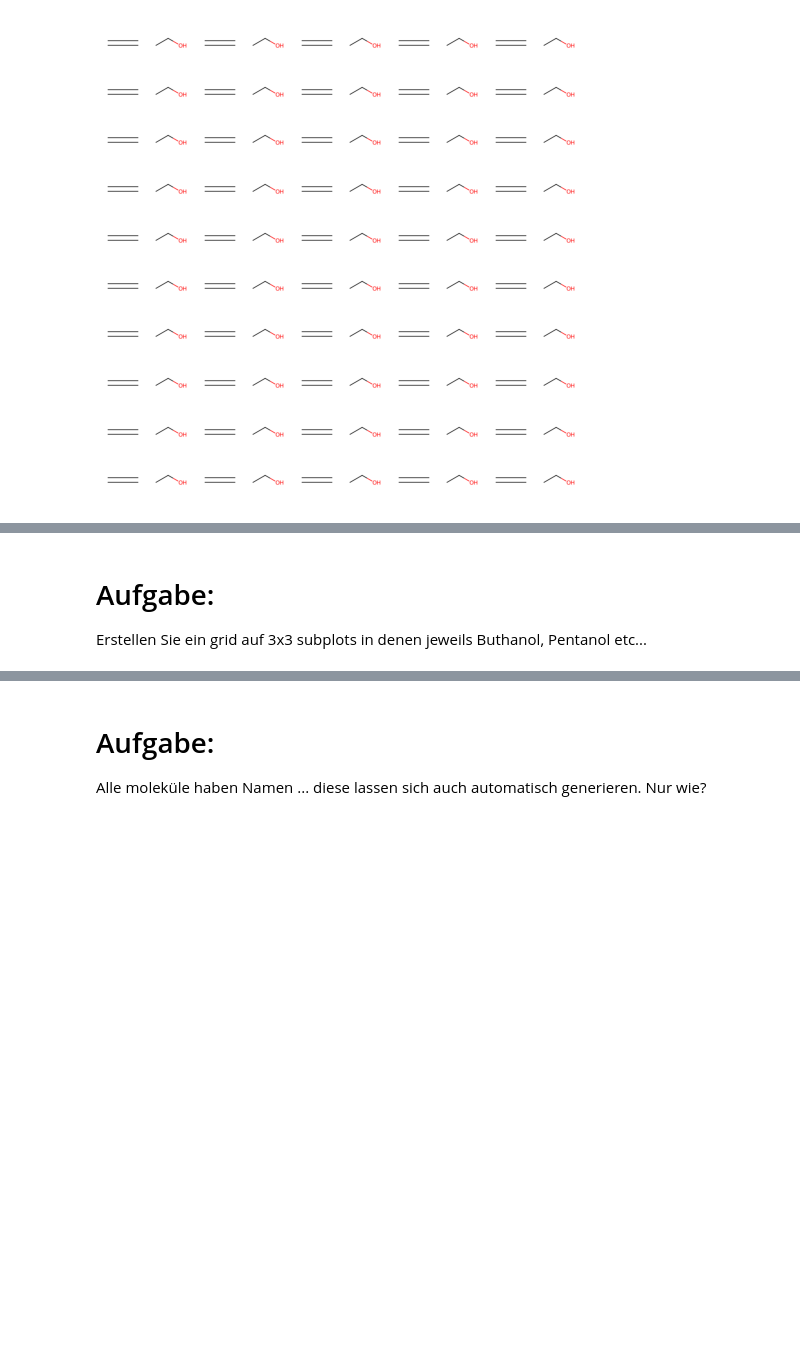
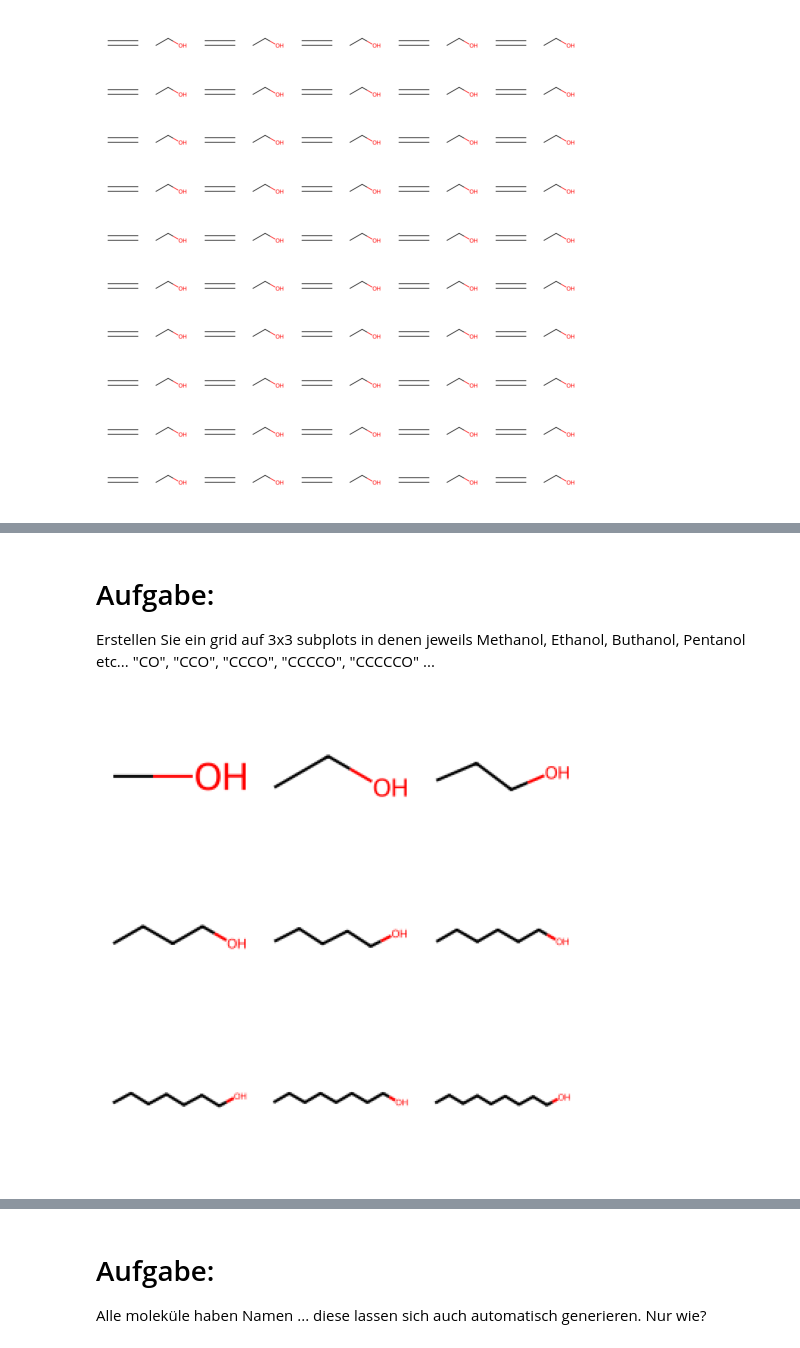
Before and after one commit to Lemonatix/how-to-python, a Jupyter notebook: chem_python/drawing_molecules2.ipynb, the cells around one changed output, grey strips where cells are left out. Saved outputs shown, nothing was run; the diff lists cells and outputs as text; code cells hidden in the pictures; blank space fills up the shorter version.

```diff
--- a/chem_python/drawing_molecules2.ipynb
+++ b/chem_python/drawing_molecules2.ipynb
@@ -226,4 +222,5 @@ plt.show()
 # %% [markdown]
 # Aufgabe:
 
-Erstellen Sie ein grid auf 3x3 subplots in denen jeweils Buthanol, Pentanol etc...
+Erstellen Sie ein grid auf 3x3 subplots in denen jeweils Methanol, Ethanol, Buthanol, Pentanol etc...
+"CO", "CCO", "CCCO", "CCCCO", "CCCCCO" ...
@@ -232,3 +227,16 @@ alkohole = []
+# %%
+alkohole = ["CO", "CCO", "CCCO", "CCCCO", "CCCCCO", "CCCCCCO", "CCCCCCCO", "CCCCCCCCO", "CCCCCCCCCO"]
+molecules = [Chem.MolFromSmiles(smile) for smile in alkohole]
+
+fig, axes = plt.subplots(3, 3, figsize=(5, 5))
+for idx, ax in enumerate(axes.flatten()):
+    img = Draw.MolToImage(molecules[idx], size=(100, 100))
+    ax.imshow(img)
+    ax.axis('off')
+
+plt.tight_layout()
+# %% [output]
+[figure, added]
 # %% [markdown]
 # Aufgabe:
 
```
Also changed, not shown: parts of 8 cells of this notebook, 2 other files.
